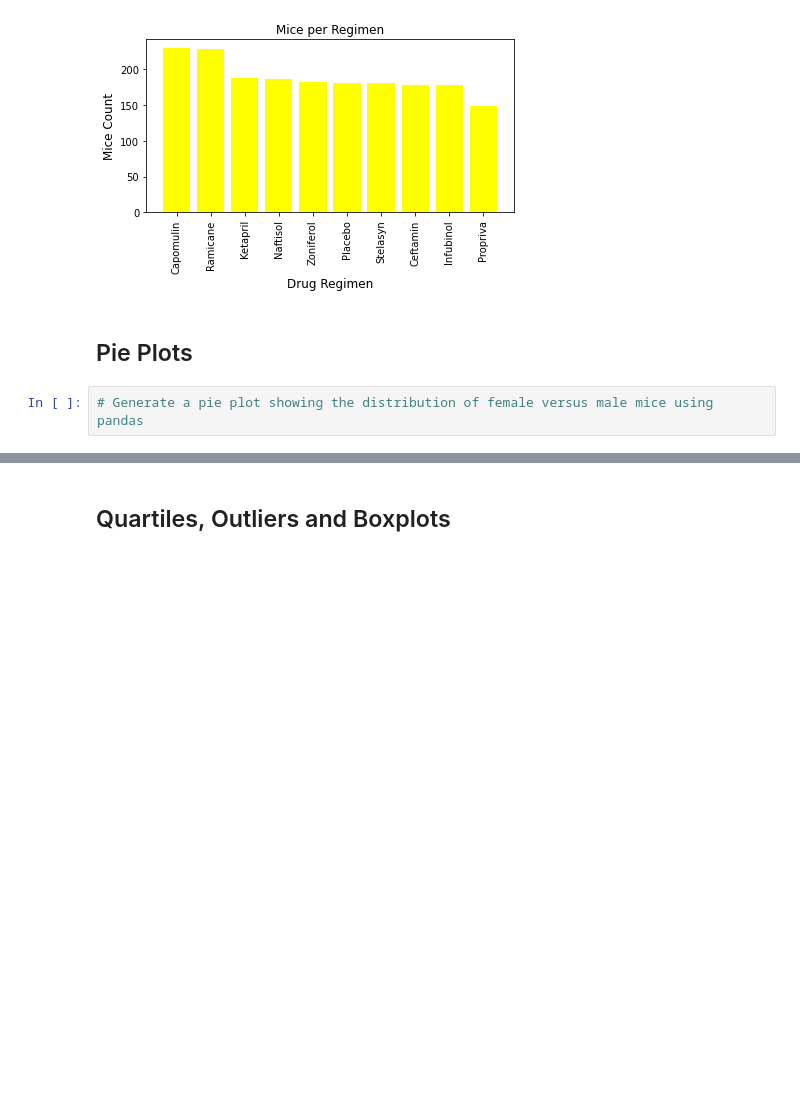
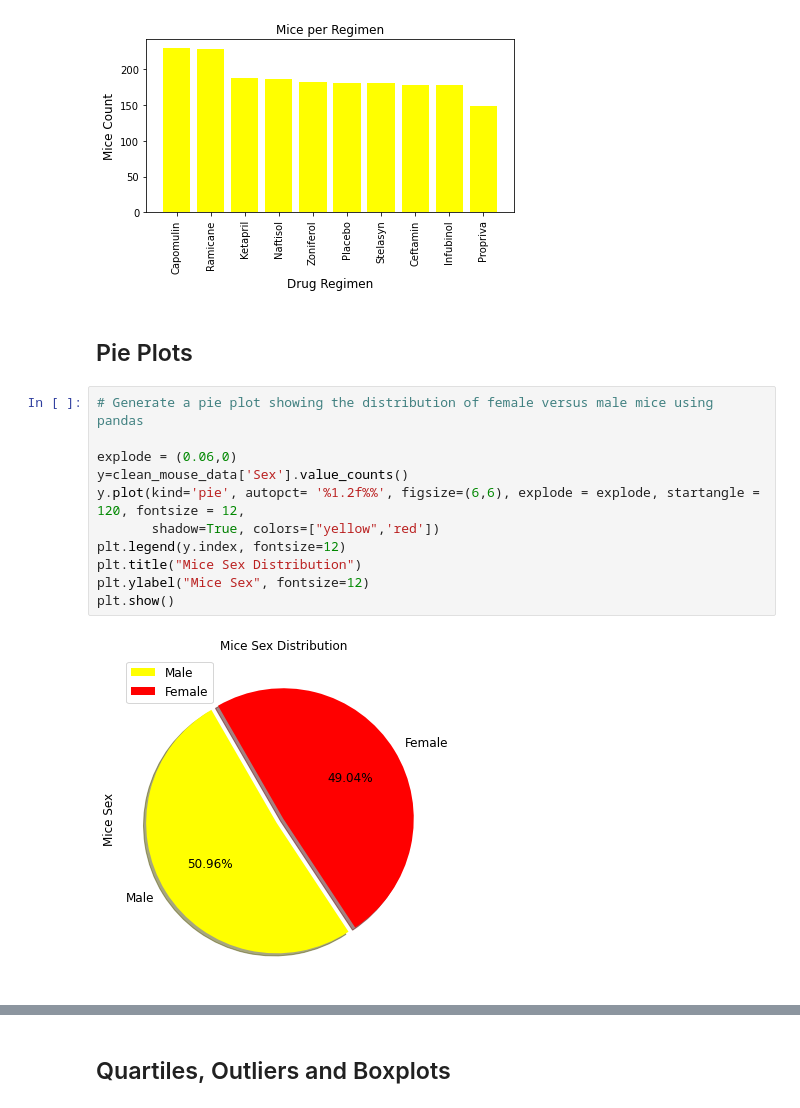
Before and after one commit to kaceejian/Matplotlib-Assignment, a Jupyter notebook: Pymaceuticals/pymaceuticals_starter.ipynb, the cells around one changed output, grey strips where cells are left out. Cells and saved outputs as stored; diff of their text form; blank space fills up the shorter version.

```diff
--- a/Pymaceuticals/pymaceuticals_starter.ipynb
+++ b/Pymaceuticals/pymaceuticals_starter.ipynb
@@ -362,7 +349,18 @@ plt.show()
 [figure]
 # %% [markdown]
 ## Pie Plots
-# %%
-# Generate a pie plot showing the distribution of female versus male mice using pandas
+# %%
+# Generate a pie plot showing the distribution of female versus male mice using pandas
+
+explode = (0.06,0)
+y=clean_mouse_data['Sex'].value_counts()
+y.plot(kind='pie', autopct= '%1.2f%%', figsize=(6,6), explode = explode, startangle = 120, fontsize = 12,
+       shadow=True, colors=["yellow",'red'])
+plt.legend(y.index, fontsize=12)
+plt.title("Mice Sex Distribution")
+plt.ylabel("Mice Sex", fontsize=12)
+plt.show()
+# %% [output]
+[figure, added]
 # %%
 # Generate a pie plot showing the distribution of female versus male mice using pyplot
```
Also changed, not shown: parts of 4 cells of this notebook.
